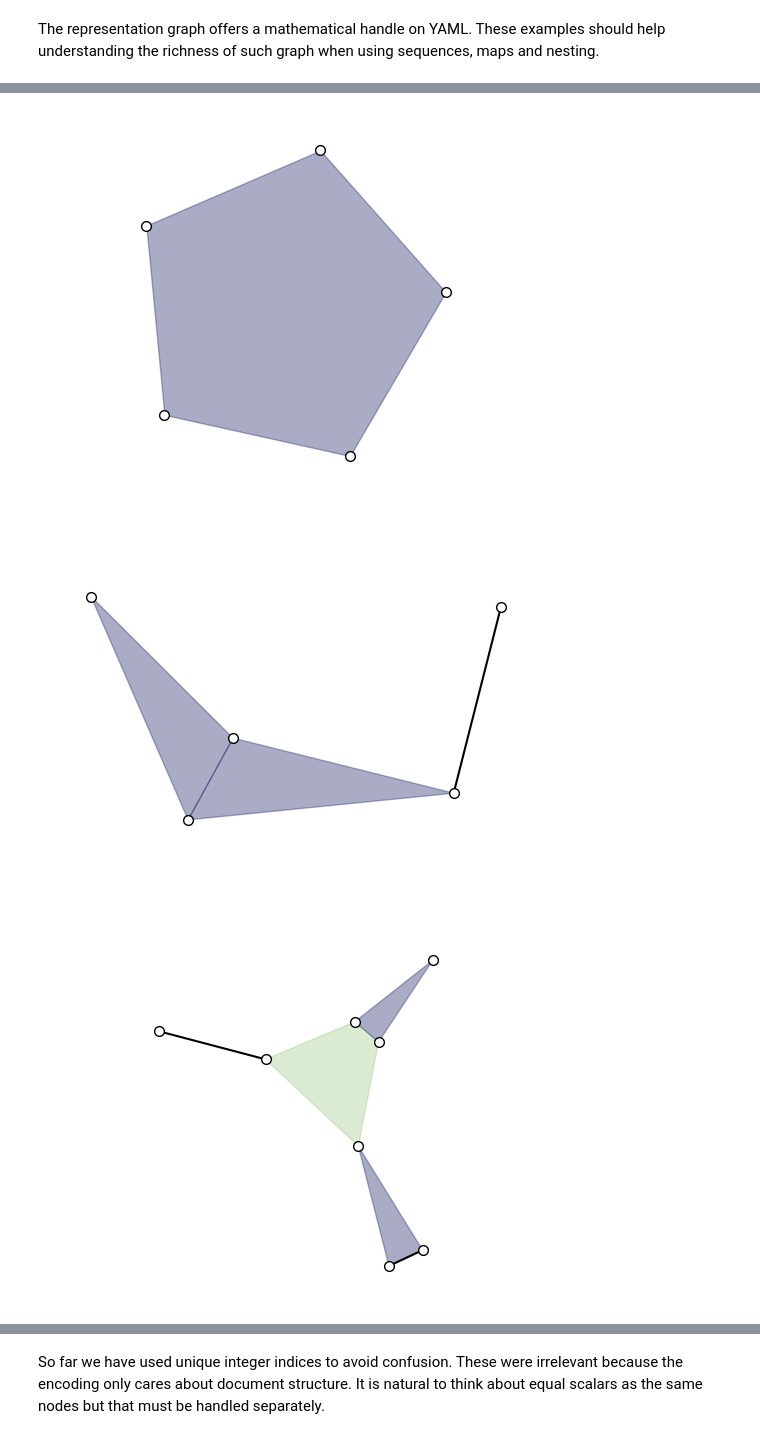
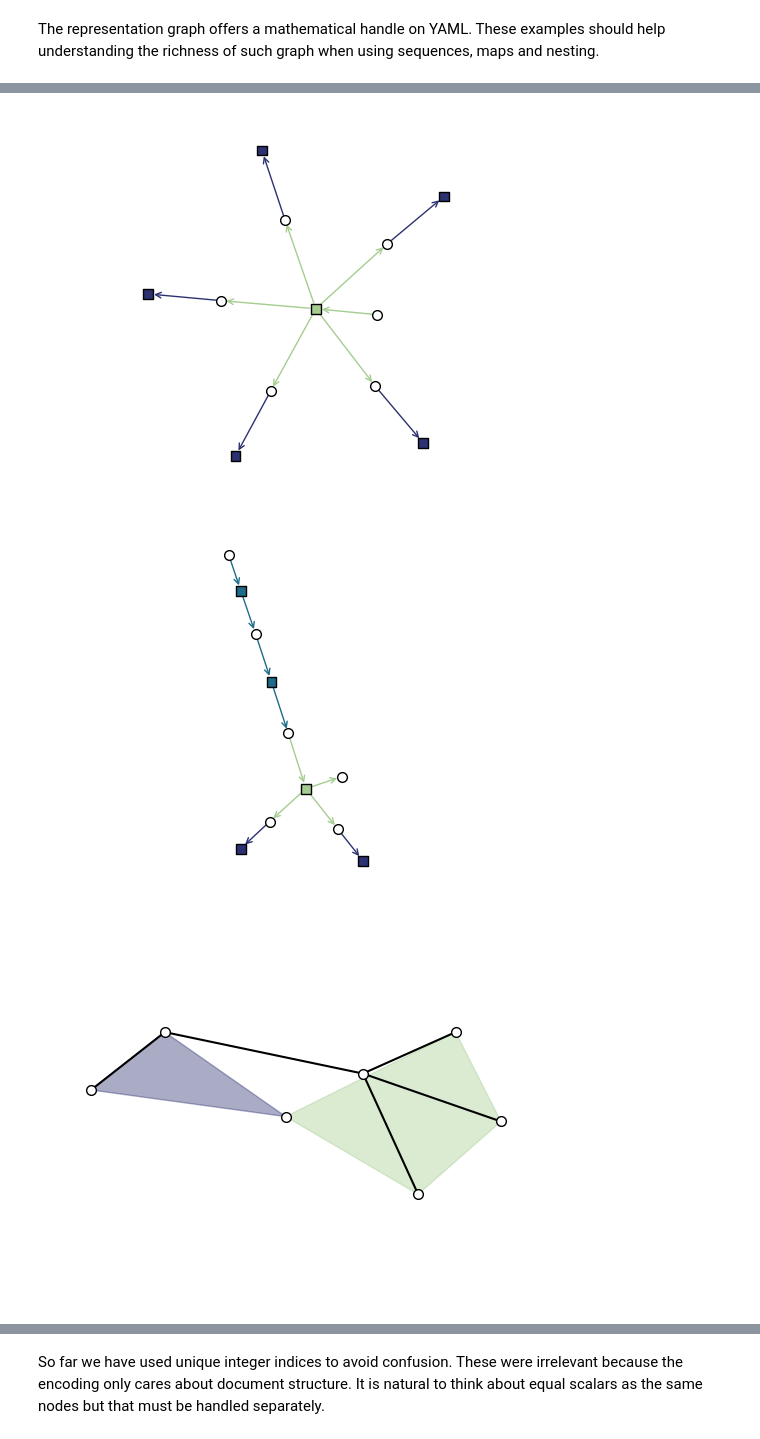
Before and after one commit to colltoaction/nx_yaml, a Jupyter notebook: xgi.ipynb, the cells around one changed output, grey strips where cells are left out. Drawn from its saved outputs; the diff is of its cells as text; code cells hidden in the pictures.

```diff
--- a/xgi.ipynb
+++ b/xgi.ipynb
@@ -3,4 +23,5 @@ The representation graph offers a mathematical handle on YAML. These examples sh
 # %%
+import networkx as nx
 import yaml
 import xgi
 
@@ -8,28 +29,29 @@ from src import nx_yaml
 
 def draw(stream):
     G = yaml.compose(stream, Loader=nx_yaml.NxSafeLoader)
-    # G = nx.relabel_nodes(G, {n: d["value"] for n, d in G.nodes(data=True) if d["bipartite"] == 0})
     H = xgi.from_bipartite_graph(G)
     # nx.draw_networkx(G, pos=nx.bipartite_layout(G, {n for n, d in G.nodes(data=True) if d["bipartite"] == 0}))
-    xgi.draw(H)
+    xgi.draw_bipartite(H)
+    # xgi.draw_multilayer(H)
+    # xgi.draw(H)
 # %%
-# in a set all elements are part of the same hyperedge
+# in a set each scalar element is linked to
+# the root mapping, so there are 6 elements in total
 draw("{1, 2, 3, 4, 5}")
 # %% [output]
-[figure, old version]
+[figure, new version]
 # %%
 # lists have pairwise hyperedges
-draw("[1, {2, 3}, 4, 5]")
+draw("[{2, 4}, 3, 4]")
 # %% [output]
-[figure, old version]
+[figure, new version]
 # %%
 # maps combine all keys into one hyperedge
 # and each key-value pair as well.
 draw("""
 1: 2
-3: {4, 5}
 {6, 7}: 8
 """)
 # %% [output]
-[figure, old version]
+[figure, new version]
 # %%
```
Also changed, not shown: parts of 5 cells of this notebook, 1 other file.
